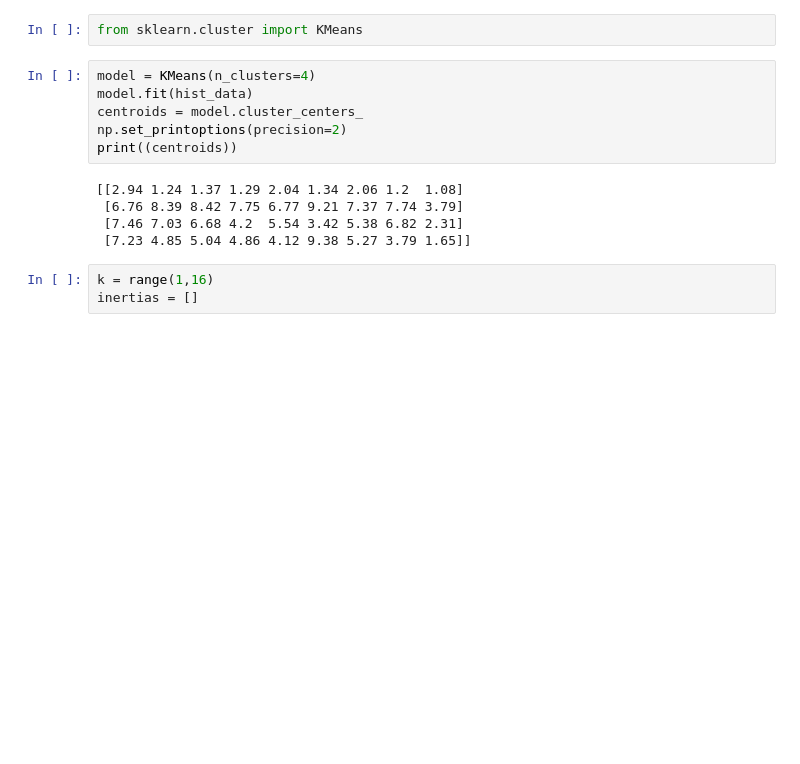
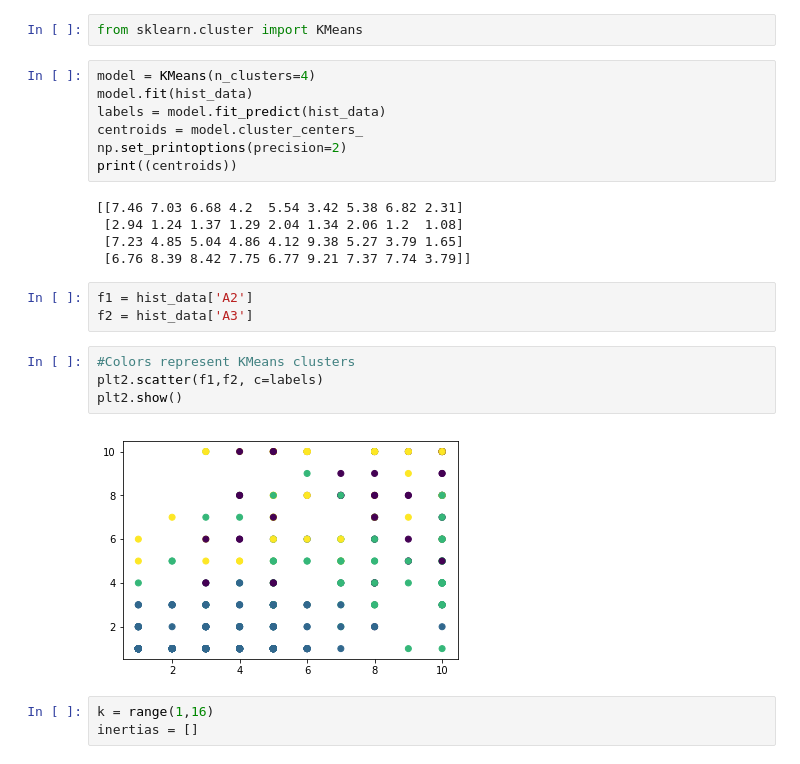
Before and after one commit to iamrajp/G10-PythonProject, a Jupyter notebook: code/Main.ipynb, the cells around one changed output. Saved outputs shown, nothing was run; the diff lists cells and outputs as text; blank space fills up the shorter version.

```diff
--- a/code/Main.ipynb
+++ b/code/Main.ipynb
@@ -181,14 +182,24 @@ from sklearn.cluster import KMeans
 # %%
 model = KMeans(n_clusters=4)
 model.fit(hist_data)
+labels = model.fit_predict(hist_data)
 centroids = model.cluster_centers_
 np.set_printoptions(precision=2)
 print((centroids))
 # %% [output]
-[[2.94 1.24 1.37 1.29 2.04 1.34 2.06 1.2  1.08]
- [6.76 8.39 8.42 7.75 6.77 9.21 7.37 7.74 3.79]
- [7.46 7.03 6.68 4.2  5.54 3.42 5.38 6.82 2.31]
- [7.23 4.85 5.04 4.86 4.12 9.38 5.27 3.79 1.65]]
+[[7.46 7.03 6.68 4.2  5.54 3.42 5.38 6.82 2.31]
+ [2.94 1.24 1.37 1.29 2.04 1.34 2.06 1.2  1.08]
+ [7.23 4.85 5.04 4.86 4.12 9.38 5.27 3.79 1.65]
+ [6.76 8.39 8.42 7.75 6.77 9.21 7.37 7.74 3.79]]
+# %%
+f1 = hist_data['A2']
+f2 = hist_data['A3']
+# %%
+#Colors represent KMeans clusters
+plt2.scatter(f1,f2, c=labels)
+plt2.show()
+# %% [output]
+[figure, added]
 # %%
 k = range(1,16)
 inertias = []
```
Also changed, not shown: parts of 7 cells of this notebook.
